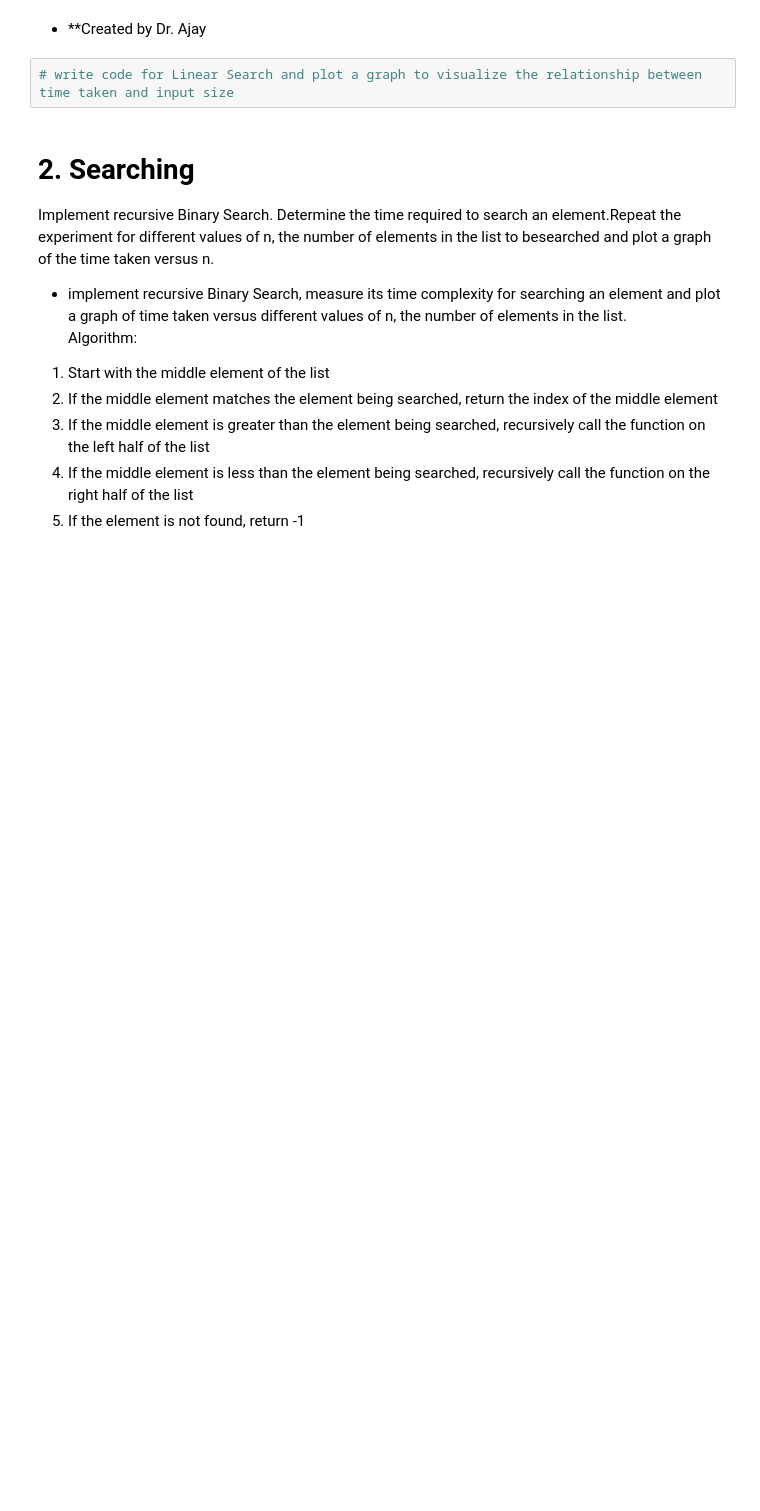
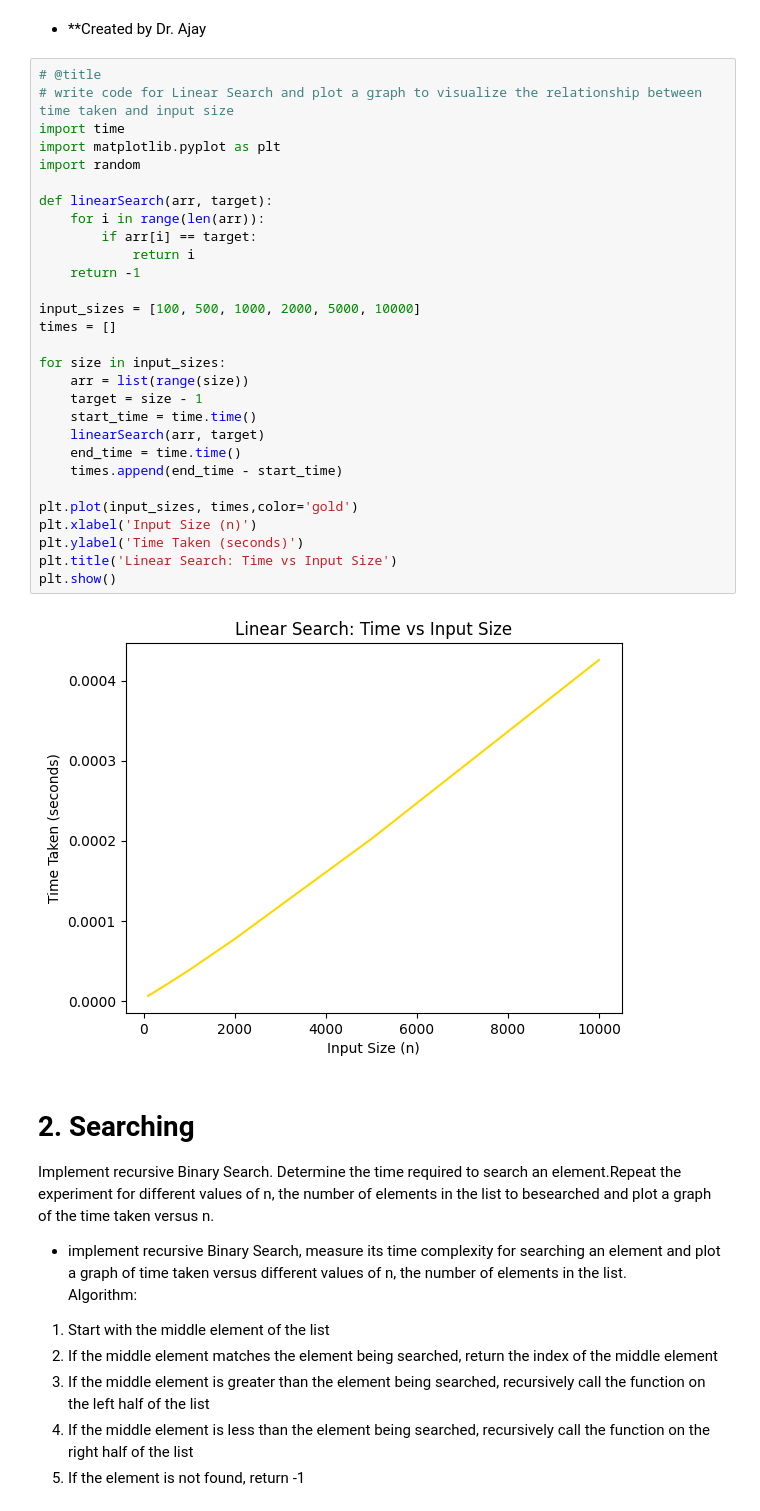
Before and after one commit to Shyam-Thakur-1346/Algorithm-Problem-Solving-Lab, a Jupyter notebook: lab_4.ipynb, the cells around one changed output. Cells and saved outputs as stored; diff of their text form; blank space fills up the shorter version.

```diff
--- a/lab_4.ipynb
+++ b/lab_4.ipynb
@@ -13,8 +13,37 @@ Implement Linear Search. Determine the time required to search for element. Repe
 5. If the end of the list is reached and no match is found, return -1
 # %% [markdown]
 - **Created by Dr. Ajay
-# %%
-# write code for Linear Search and plot a graph to visualize the relationship between time taken and input size
+# %%
+# @title
+# write code for Linear Search and plot a graph to visualize the relationship between time taken and input size
+import time
+import matplotlib.pyplot as plt
+import random
+
+def linearSearch(arr, target):
+    for i in range(len(arr)):
+        if arr[i] == target:
+            return i
+    return -1
+
+input_sizes = [100, 500, 1000, 2000, 5000, 10000]
+times = []
+
+for size in input_sizes:
+    arr = list(range(size))
+    target = size - 1
+    start_time = time.time()
+    linearSearch(arr, target)
+    end_time = time.time()
+    times.append(end_time - start_time)
+
+plt.plot(input_sizes, times,color='gold')
+plt.xlabel('Input Size (n)')
+plt.ylabel('Time Taken (seconds)')
+plt.title('Linear Search: Time vs Input Size')
+plt.show()
+# %% [output]
+[figure, added]
 # %% [markdown]
 # 2. Searching
 Implement recursive Binary Search. Determine the time required to search an element.Repeat the experiment for different values of n, the number of elements in the list to besearched and plot a graph of the time taken versus n.
```
Also changed, not shown: parts of 6 cells of this notebook.
